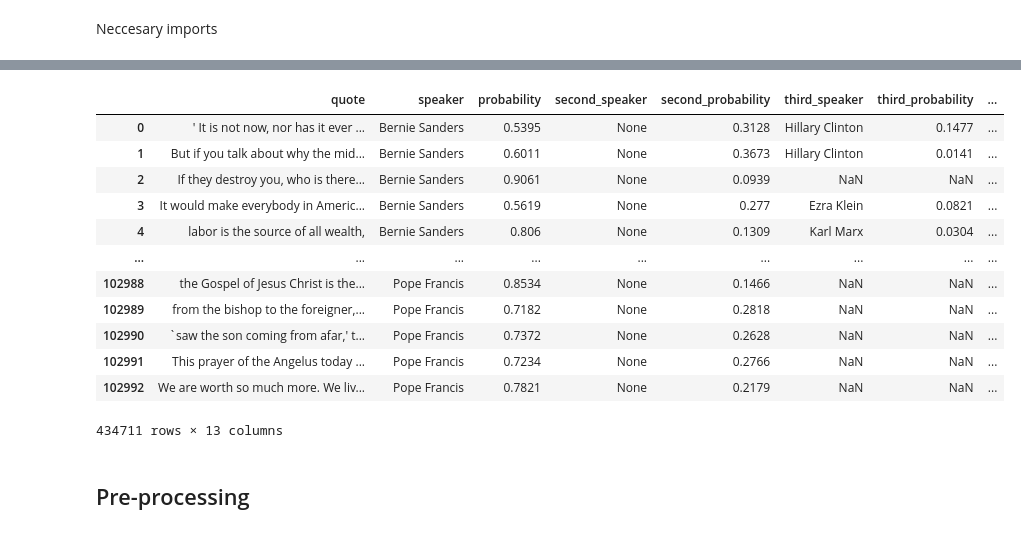
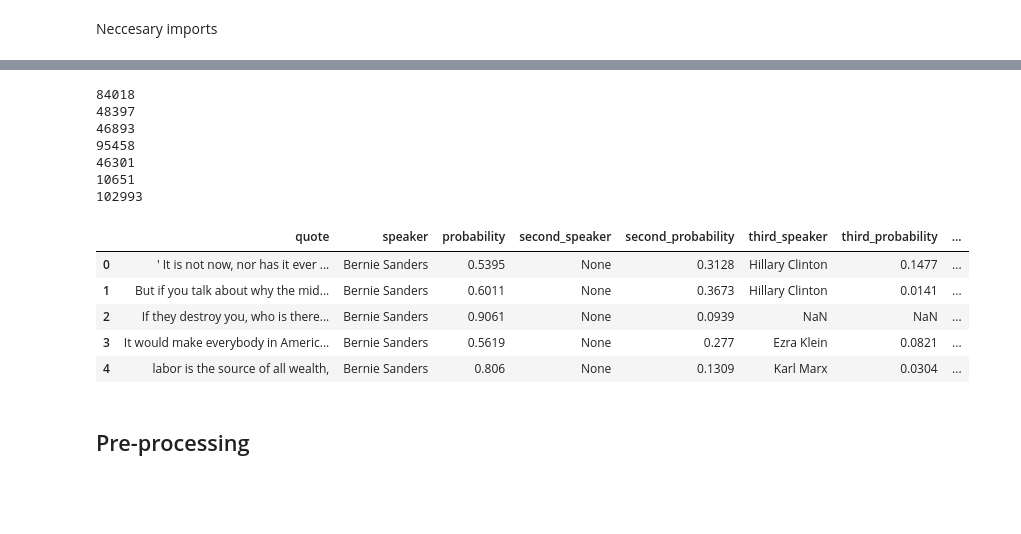
Before and after one commit to paulmoreau40/Applied-Data-Analysis-project-EPFL, a Jupyter notebook: src/final.ipynb, the cells around one changed output, grey strips where cells are left out. Drawn from its saved outputs; the diff is of its cells as text; code cells hidden in the pictures; blank space fills up the shorter version.

```diff
--- a/src/final.ipynb
+++ b/src/final.ipynb
@@ -57,23 +60,25 @@ for entry in os.scandir(Path):
     if (entry.path.endswith(".pkl") and entry.is_file()):
         file = open(entry,'rb')
         data = pickle.load(file)
+        print(len(data))
         df = df.append(data)
+# %% [output]
+84018
+48397
+46893
+95458
+46301
+10651
+102993
 # %%
-df
+df.head()
 # %% [output]
 |  | quote | speaker | probability | second_speaker | second_probability | third_speaker | third_probability | ... |
 | 0 | ' It is not now, nor has it ever ... | Bernie Sanders | 0.5395 | None | 0.3128 | Hillary Clinton | 0.1477 | ... |
 | 1 | But if you talk about why the mid... | Bernie Sanders | 0.6011 | None | 0.3673 | Hillary Clinton | 0.0141 | ... |
 | 2 | If they destroy you, who is there... | Bernie Sanders | 0.9061 | None | 0.0939 | NaN | NaN | ... |
 | 3 | It would make everybody in Americ... | Bernie Sanders | 0.5619 | None | 0.277 | Ezra Klein | 0.0821 | ... |
 | 4 | labor is the source of all wealth, | Bernie Sanders | 0.806 | None | 0.1309 | Karl Marx | 0.0304 | ... |
-| ... | ... | ... | ... | ... | ... | ... | ... | ... |
-| 102988 | the Gospel of Jesus Christ is the... | Pope Francis | 0.8534 | None | 0.1466 | NaN | NaN | ... |
-| 102989 | from the bishop to the foreigner,... | Pope Francis | 0.7182 | None | 0.2818 | NaN | NaN | ... |
-| 102990 | `saw the son coming from afar,' t... | Pope Francis | 0.7372 | None | 0.2628 | NaN | NaN | ... |
-| 102991 | This prayer of the Angelus today ... | Pope Francis | 0.7234 | None | 0.2766 | NaN | NaN | ... |
-| 102992 | We are worth so much more. We liv... | Pope Francis | 0.7821 | None | 0.2179 | NaN | NaN | ... |
-434711 rows × 13 columns
 # %% [markdown]
 ## Pre-processing
 # %% [markdown]
```
Also changed, not shown: parts of 30 cells of this notebook.
